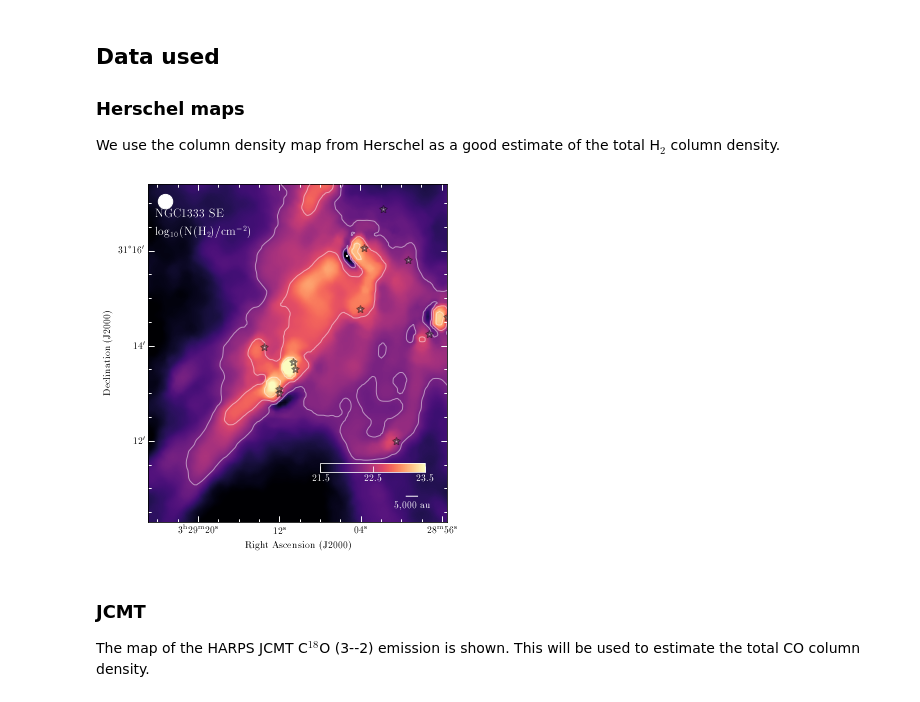
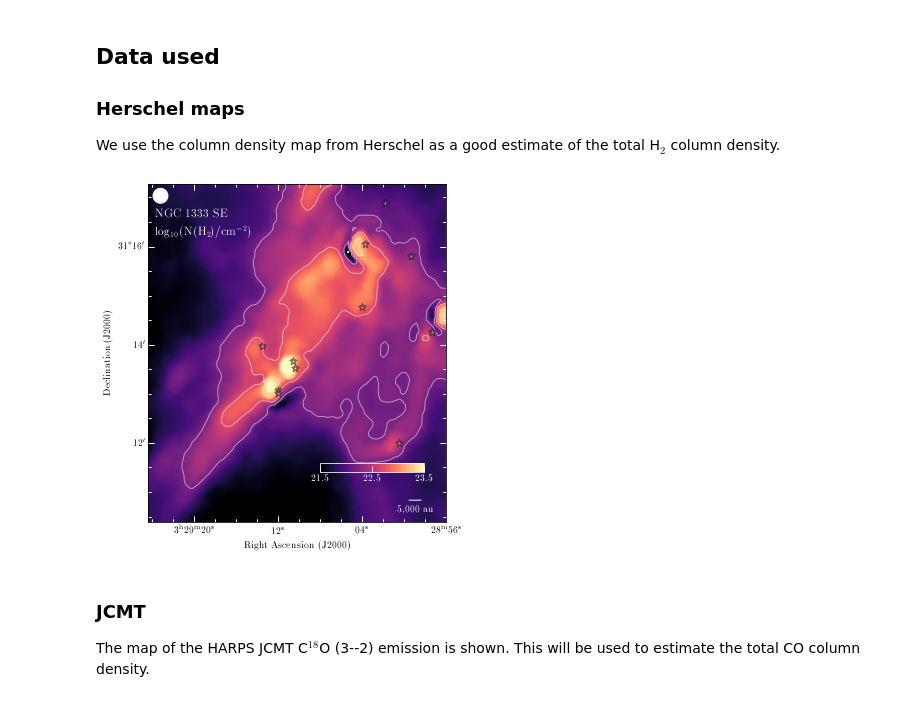
Before and after one commit to jpinedaf/NGC1333_NOEMA_Ions, a Jupyter notebook: NGC1333_Ions_Calculations.ipynb, the cells around one changed output. Saved outputs shown, nothing was run; the diff lists cells and outputs as text; code cells hidden in the pictures.

```diff
--- a/NGC1333_Ions_Calculations.ipynb
+++ b/NGC1333_Ions_Calculations.ipynb
@@ -206,37 +208,38 @@ We use the column density map from Herschel as a good estimate of the total H$_2
 text_color = 'white'
 
 # copy HDU with log_10(N(H_2))
-hdu = hdu_log10_h2.copy()
+hdu = load_cutout(hdu_log10_h2, is_hdu=True)
+# hdu = hdu_log10_h2.copy()
 wcs = WCS(hdu.header)
 
 cmap = plt.get_cmap(name='magma').copy()
 cmap.set_bad(color='0.85')
 
 fig = plt.figure(figsize=my_figsize)
 ax = plt.subplot(projection=wcs)
 im = ax.imshow(hdu.data, cmap=cmap, vmin=21.5, vmax=23.5, origin='lower')
 # im = ax.imshow(np.log10(hdu.data), cmap=cmap, vmin=21.5, vmax=23.5, origin='lower') #vmin=0.2, vmax=1.0,
 
 plot_setup_noema_wcsaxes(ax, hdu, label_col=text_color, contour_h2=True)
 
 cax = ax.inset_axes(col_pos)
 cbar = plt.colorbar(im, cax=cax, label=r'', orientation='horizontal')
 #
 cbar.set_ticks([21.5, 22.5, 23.5])#
 cbar.ax.xaxis.set_ticklabels([21.5, 22.5, 23.5], color=text_color)
 # set colorbar tick color
 cbar.ax.xaxis.set_tick_params(color=text_color)
 # set colorbar edgecolor
 cbar.outline.set_edgecolor(text_color)
 #
-fig.text(xpos_lab1, ypos_lab1, 'NGC1333 SE', transform=ax.transAxes,
+fig.text(xpos_lab1, ypos_lab1, 'NGC 1333 SE', transform=ax.transAxes,
                 horizontalalignment='left', color=text_color, size=12)
 fig.text(xpos_lab2, ypos_lab2, r'log$_{10}$(N(H$_2$)/cm$^{-2}$)', transform=ax.transAxes,
                 horizontalalignment='left', color=text_color, size=12)
 plt.tight_layout()
-fig.savefig('figs/NGC1333_H2.pdf', dpi=200)
+fig.savefig('figs/NGC1333_H2.pdf', dpi=200, bbox_inches='tight')
 # %% [output]
-[figure, old version]
+[figure, new version]
 # %% [markdown]
 ### JCMT
 The map of the HARPS JCMT C$^{18}$O (3--2) emission is shown. This will be used to estimate the total CO column density.
```
Also changed, not shown: parts of 28 cells of this notebook, 19 other files.
